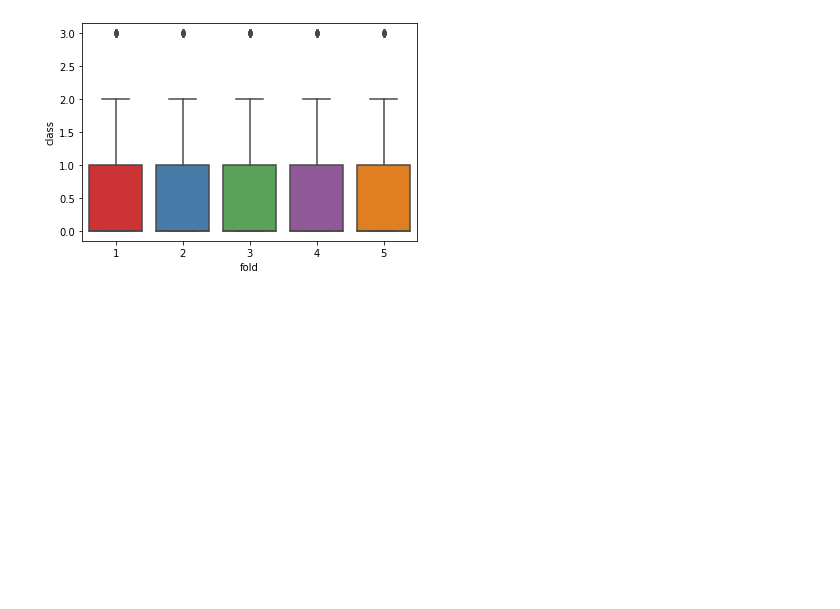
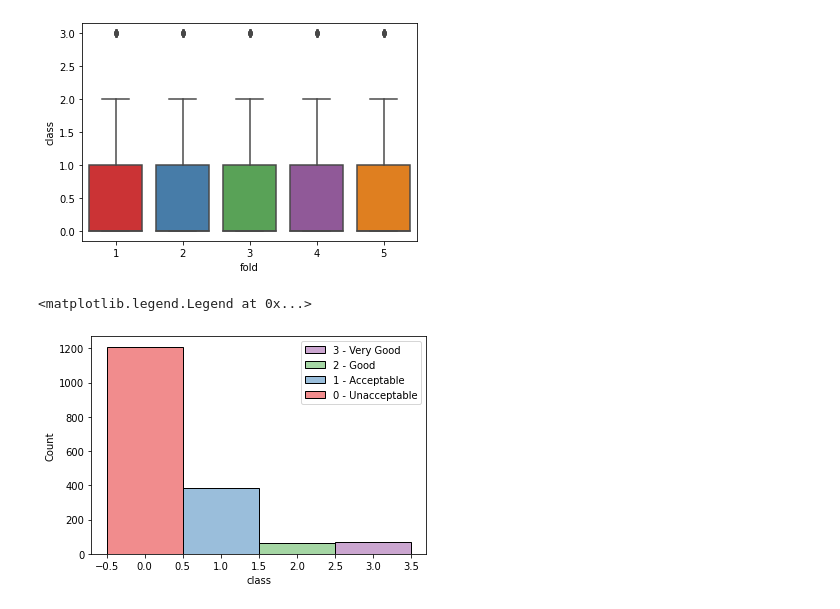
Before and after one commit to lucas-fpaiva/AnalisePred-PES, a Jupyter notebook: Projeto/car_eval/eda_car.ipynb, the cells around one changed output. Cells and saved outputs as stored; diff of their text form; code cells hidden in the pictures; blank space fills up the shorter version.

Commit message:
Adicionado HistPlot

```diff
--- a/Projeto/car_eval/eda_car.ipynb
+++ b/Projeto/car_eval/eda_car.ipynb
@@ -100,3 +118,11 @@ sns.boxplot(data = data, y='class',x='fold',palette='Set1')
 # %% [output]
 <matplotlib.axes._subplots.AxesSubplot at 0x...>
 [figure]
+# %%
+# Ocorrência por classe
+labels = ["3 - Very Good", "2 - Good", "1 - Acceptable", "0 - Unacceptable"]
+sns.histplot(data=data, x='class', hue='class', palette='Set1', discrete=True)
+plt.legend(labels=labels)
+# %% [output]
+<matplotlib.legend.Legend at 0x...>
+[figure, added]
```
Also changed, not shown: parts of 5 cells of this notebook.
